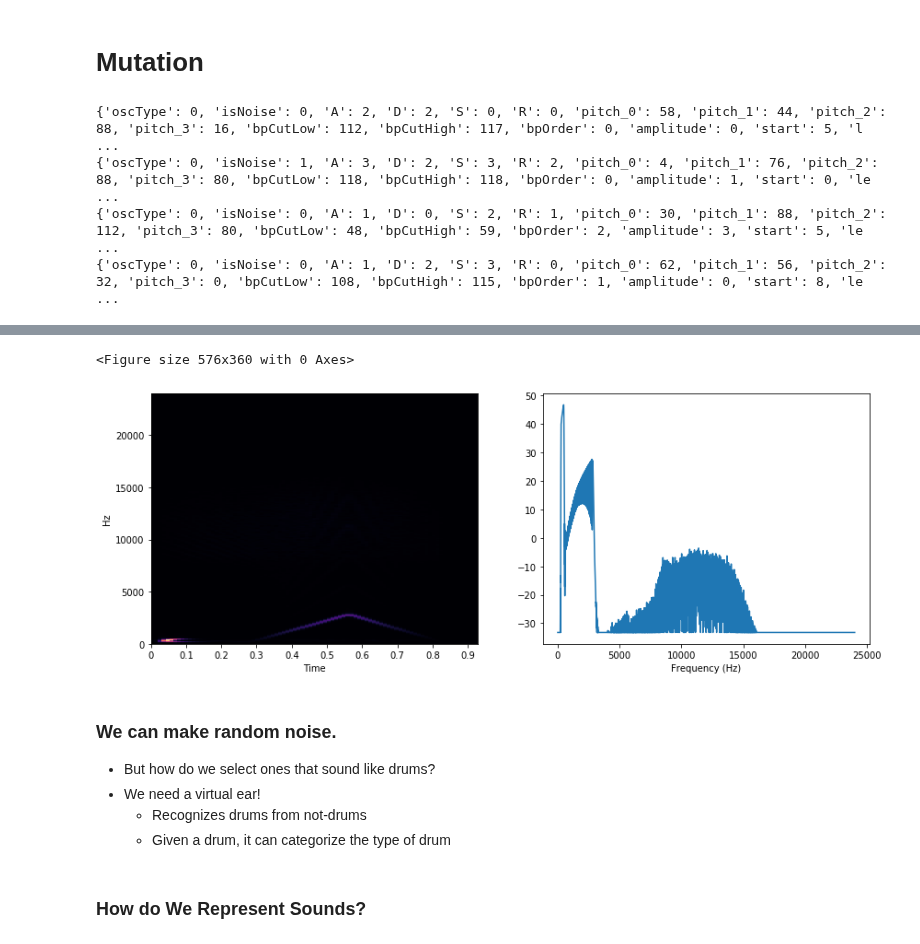
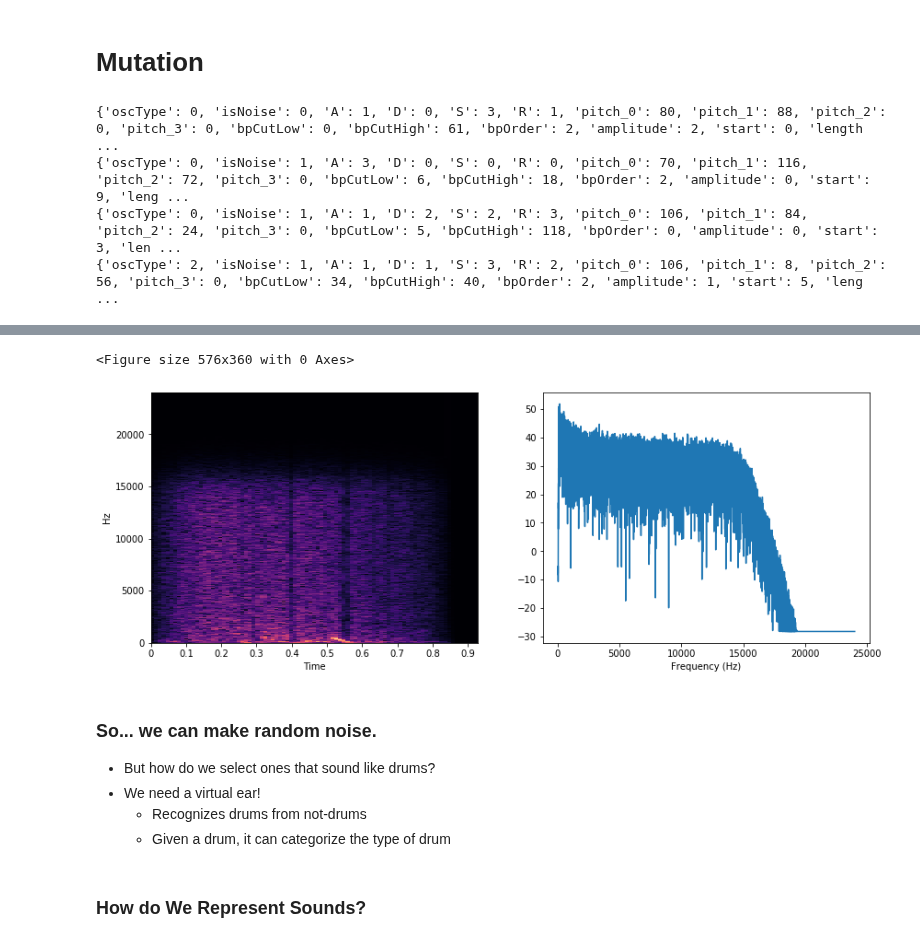
Before and after one commit to imilas/Synths_Stacks_Search, a Jupyter notebook: presentation.ipynb, the cells around one changed output, grey strips where cells are left out. Saved outputs shown, nothing was run; the diff lists cells and outputs as text; code cells hidden in the pictures.

```diff
--- a/presentation.ipynb
+++ b/presentation.ipynb
@@ -94,21 +110,21 @@ Wall time: 88.7 ms
 # %% [markdown]
 # Mutation
 # %%
-pm = [p.mutate(e=0.5, t=0.1) for p in params]
+pm = [p.mutate(e=0.2, t=0.2) for p in params]
 for p in pm:
     print(p.__dict__)
 hp.specShow(pg.ensemble(params))
 Audio(pg.ensemble(pm),rate=sr, autoplay=True)
 # %% [output]
-{'oscType': 0, 'isNoise': 0, 'A': 2, 'D': 2, 'S': 0, 'R': 0, 'pitch_0': 58, 'pitch_1': 44, 'pitch_2': 88, 'pitch_3': 16, 'bpCutLow': 112, 'bpCutHigh': 117, 'bpOrder': 0, 'amplitude': 0, 'start': 5, 'l ...
-{'oscType': 0, 'isNoise': 1, 'A': 3, 'D': 2, 'S': 3, 'R': 2, 'pitch_0': 4, 'pitch_1': 76, 'pitch_2': 88, 'pitch_3': 80, 'bpCutLow': 118, 'bpCutHigh': 118, 'bpOrder': 0, 'amplitude': 1, 'start': 0, 'le ...
-{'oscType': 0, 'isNoise': 0, 'A': 1, 'D': 0, 'S': 2, 'R': 1, 'pitch_0': 30, 'pitch_1': 88, 'pitch_2': 112, 'pitch_3': 80, 'bpCutLow': 48, 'bpCutHigh': 59, 'bpOrder': 2, 'amplitude': 3, 'start': 5, 'le ...
-{'oscType': 0, 'isNoise': 0, 'A': 1, 'D': 2, 'S': 3, 'R': 0, 'pitch_0': 62, 'pitch_1': 56, 'pitch_2': 32, 'pitch_3': 0, 'bpCutLow': 108, 'bpCutHigh': 115, 'bpOrder': 1, 'amplitude': 0, 'start': 8, 'le ...
+{'oscType': 0, 'isNoise': 0, 'A': 1, 'D': 0, 'S': 3, 'R': 1, 'pitch_0': 80, 'pitch_1': 88, 'pitch_2': 0, 'pitch_3': 0, 'bpCutLow': 0, 'bpCutHigh': 61, 'bpOrder': 2, 'amplitude': 2, 'start': 0, 'length ...
+{'oscType': 0, 'isNoise': 1, 'A': 3, 'D': 0, 'S': 0, 'R': 0, 'pitch_0': 70, 'pitch_1': 116, 'pitch_2': 72, 'pitch_3': 0, 'bpCutLow': 6, 'bpCutHigh': 18, 'bpOrder': 2, 'amplitude': 0, 'start': 9, 'leng ...
+{'oscType': 0, 'isNoise': 1, 'A': 1, 'D': 2, 'S': 2, 'R': 3, 'pitch_0': 106, 'pitch_1': 84, 'pitch_2': 24, 'pitch_3': 0, 'bpCutLow': 5, 'bpCutHigh': 118, 'bpOrder': 0, 'amplitude': 0, 'start': 3, 'len ...
+{'oscType': 2, 'isNoise': 1, 'A': 1, 'D': 1, 'S': 3, 'R': 2, 'pitch_0': 106, 'pitch_1': 8, 'pitch_2': 56, 'pitch_3': 0, 'bpCutLow': 34, 'bpCutHigh': 40, 'bpOrder': 2, 'amplitude': 1, 'start': 5, 'leng ...
 [interactive output not drawn]
 <Figure size 576x360 with 0 Axes>
-[figure, old version]
+[figure, new version]
 # %% [markdown]
-### We can make random noise.
+### So... we can make random noise.
 - But how do we select ones that sound like drums?
 - We need a virtual ear!
     - Recognizes drums from not-drums
```
Also changed, not shown: parts of 28 cells of this notebook.
